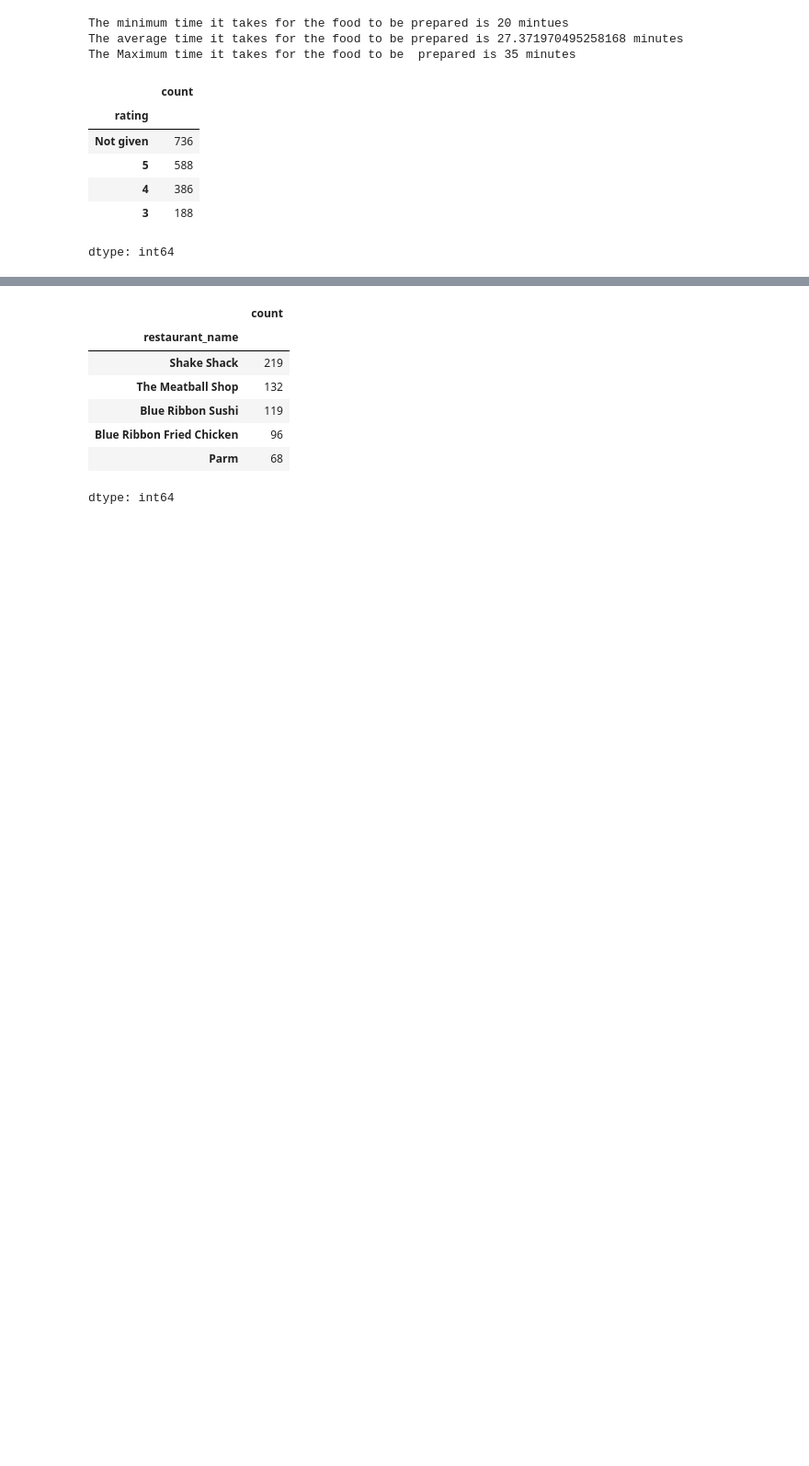
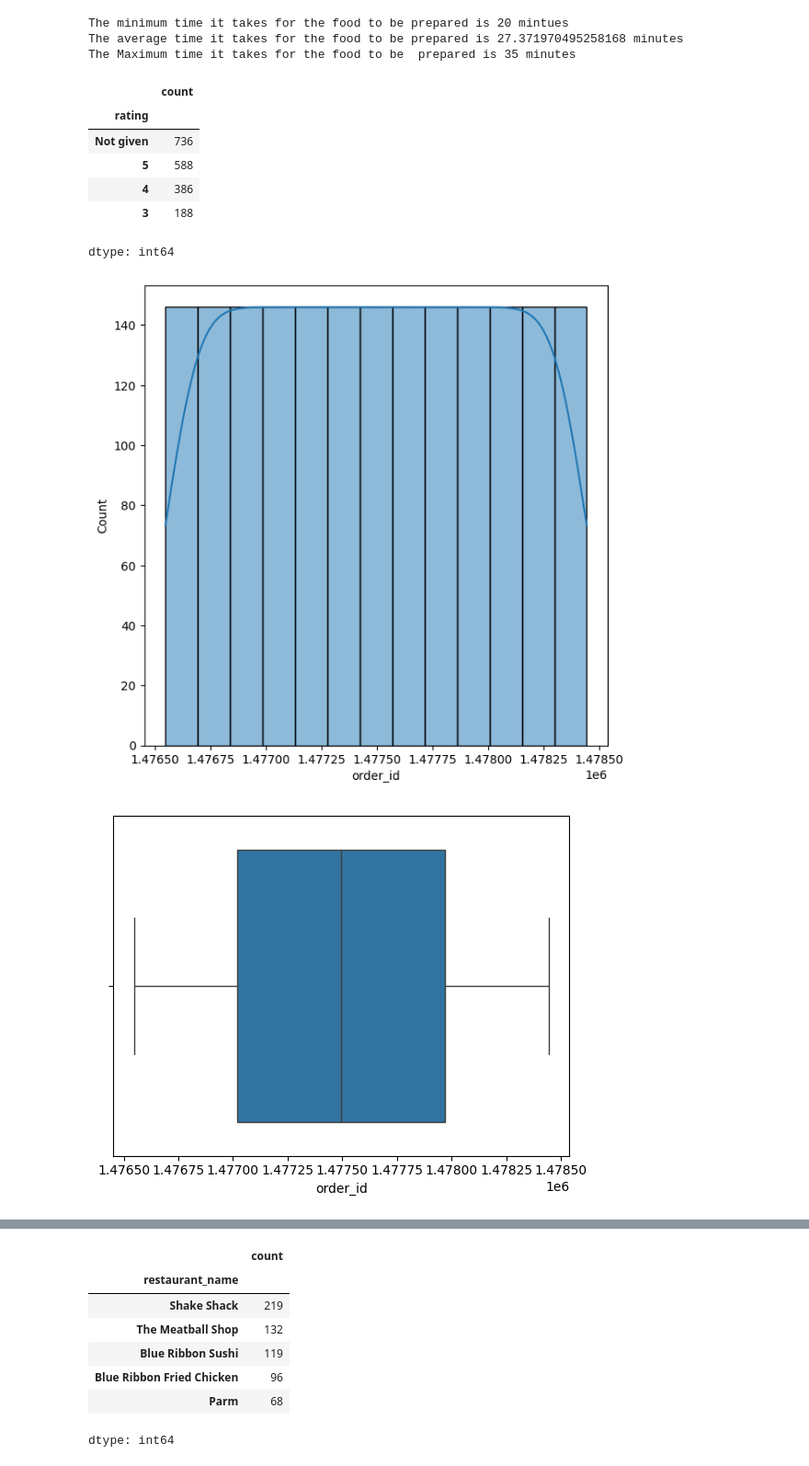
Before and after one commit to Mahal09/Python, a Jupyter notebook: Project_Week_1.ipynb, the cells around one changed output, grey strips where cells are left out. Shown at 92% size. Saved outputs shown, nothing was run; the diff lists cells and outputs as text; code cells hidden in the pictures; blank space fills up the shorter version.

```diff
--- a/Project_Week_1.ipynb
+++ b/Project_Week_1.ipynb
@@ -118,3 +118,22 @@ df['rating'].value_counts()
 | 4 | 386 |
 | 3 | 188 |
 dtype: int64
+# %%
+'''
+Observations:
+Exploratory Data Analysis (EDA)
+Univariate Analysis
+
+Question 6: Explore all the variables and provide observations on their distributions.
+(Generally, histograms, boxplots, countplots, etc. are used for univariate exploration.) [9 marks]'''
+
+plt.figure(figsize=(7, 7))
+sns.histplot(data =df, x ='order_id',kde=True)
+plt.show()
+sns.boxplot(data =df, x ='order_id')
+plt.show()
+sns.countplot(data =df, x ='order_id')
+plt.show()
+# %% [output]
+[figure, added]
+[figure, added]
```
Also changed, not shown: parts of 6 cells of this notebook.
